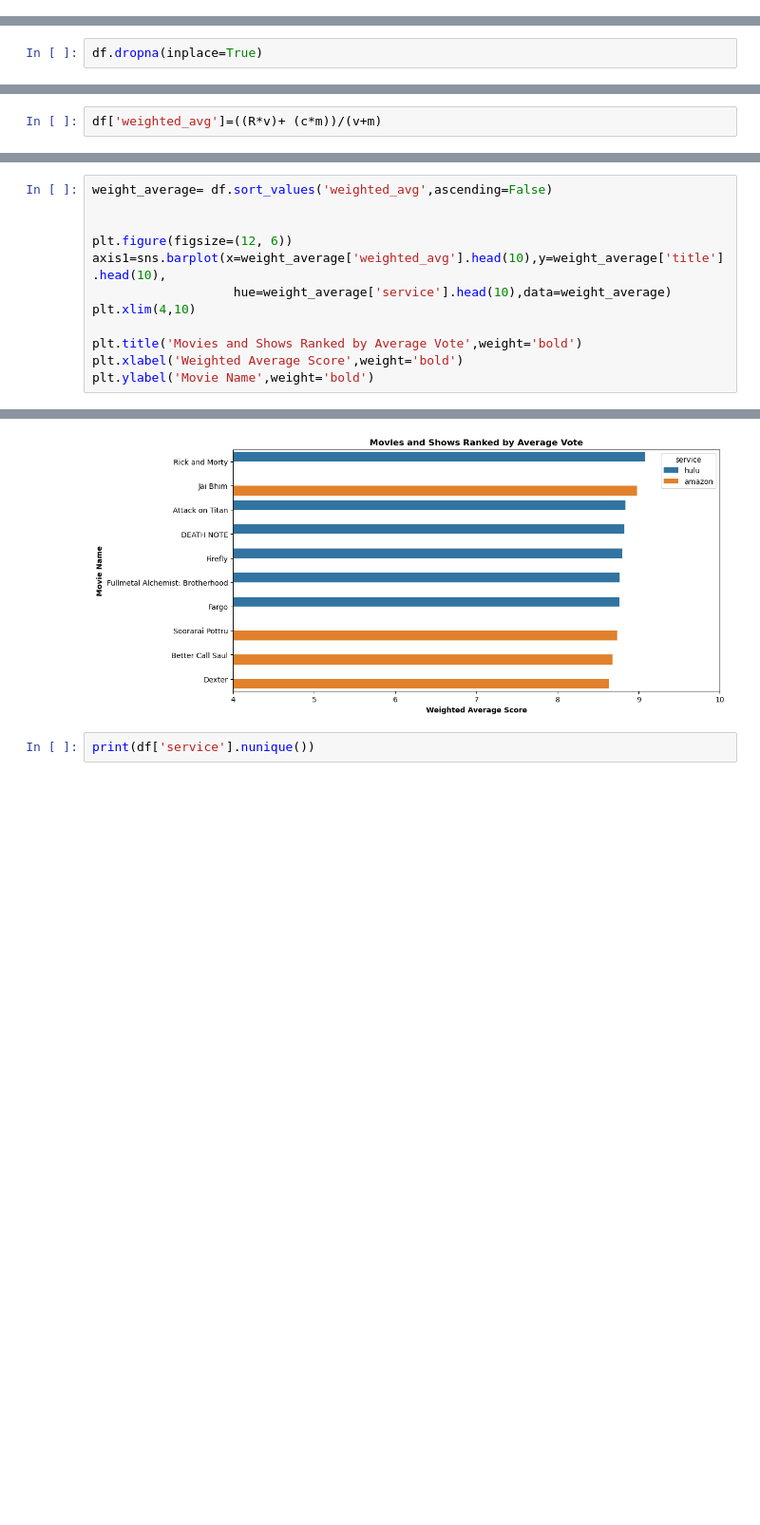
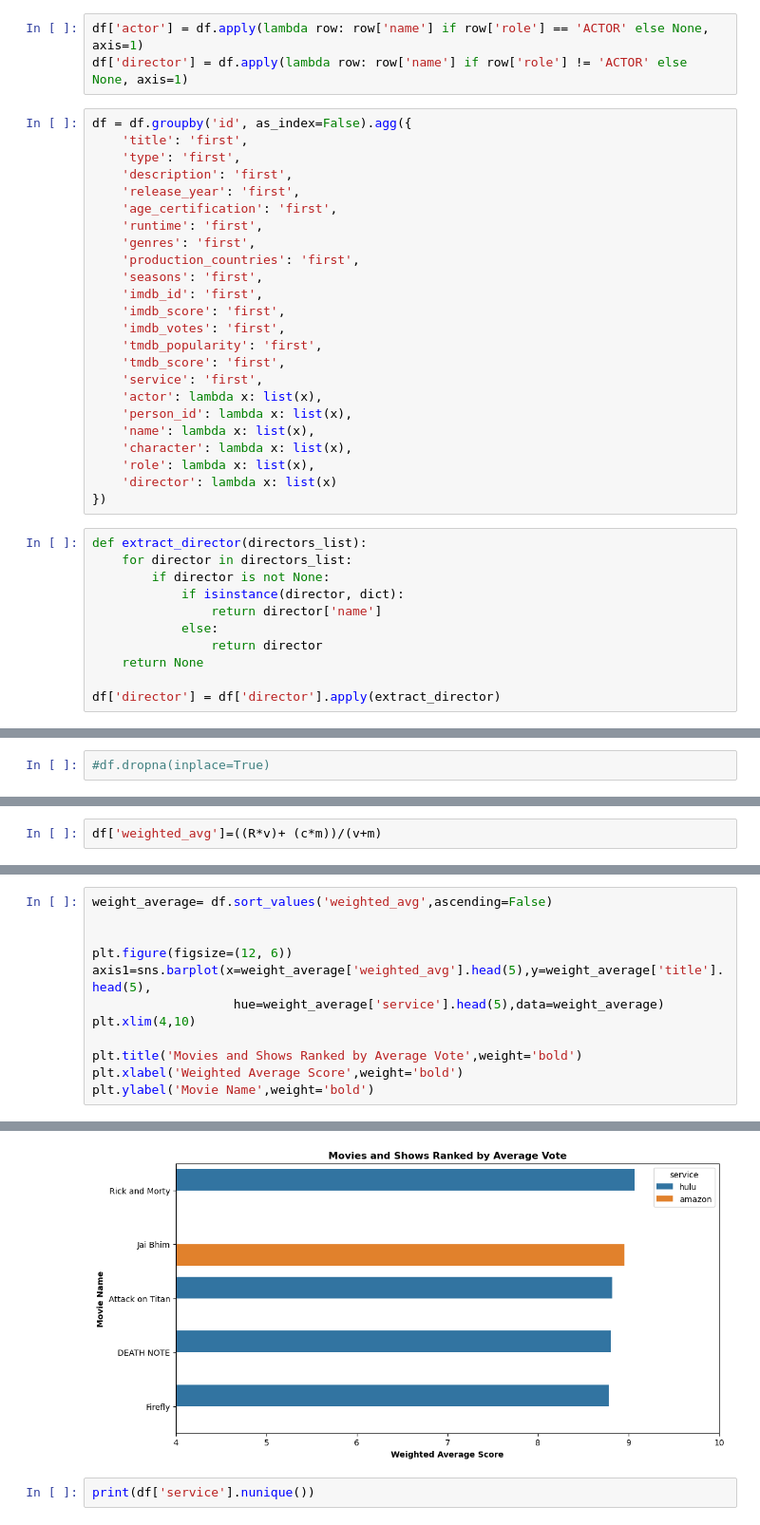
Before and after one commit to aprativ/Capstone-Project, a Jupyter notebook: movies.ipynb, the cells around one changed output, grey strips where cells are left out. Shown at 95% size. Cells and saved outputs as stored; diff of their text form; blank space fills up the shorter version.

```diff
--- a/movies.ipynb
+++ b/movies.ipynb
@@ -62,3 +85,41 @@ df.describe()
+# %%
+df['actor'] = df.apply(lambda row: row['name'] if row['role'] == 'ACTOR' else None, axis=1)
+df['director'] = df.apply(lambda row: row['name'] if row['role'] != 'ACTOR' else None, axis=1)
+# %%
+df = df.groupby('id', as_index=False).agg({
+    'title': 'first',
+    'type': 'first',
+    'description': 'first',
+    'release_year': 'first',
+    'age_certification': 'first',
+    'runtime': 'first',
+    'genres': 'first',
+    'production_countries': 'first',
+    'seasons': 'first',
+    'imdb_id': 'first',
+    'imdb_score': 'first',
+    'imdb_votes': 'first',
+    'tmdb_popularity': 'first',
+    'tmdb_score': 'first',
+    'service': 'first',
+    'actor': lambda x: list(x),
+    'person_id': lambda x: list(x),
+    'name': lambda x: list(x),
+    'character': lambda x: list(x),
+    'role': lambda x: list(x),
+    'director': lambda x: list(x)
+})
+# %%
+def extract_director(directors_list):
+    for director in directors_list:
+        if director is not None:
+            if isinstance(director, dict):
+                return director['name']
+            else:
+                return director
+    return None
+
+df['director'] = df['director'].apply(extract_director)
 # %%
 df.info()
 # %% [output]
@@ -239,3 +304,3 @@ plt.show()
 # %%
-df.dropna(inplace=True)
+#df.dropna(inplace=True)
 # %%
@@ -283,18 +341,18 @@ df.head()
 # %%
 weight_average= df.sort_values('weighted_avg',ascending=False)
 
 
 plt.figure(figsize=(12, 6))
-axis1=sns.barplot(x=weight_average['weighted_avg'].head(10),y=weight_average['title'].head(10),
-                   hue=weight_average['service'].head(10),data=weight_average)
+axis1=sns.barplot(x=weight_average['weighted_avg'].head(5),y=weight_average['title'].head(5),
+                   hue=weight_average['service'].head(5),data=weight_average)
 plt.xlim(4,10)
 
 plt.title('Movies and Shows Ranked by Average Vote',weight='bold')
 plt.xlabel('Weighted Average Score',weight='bold')
 plt.ylabel('Movie Name',weight='bold')
 # %% [output]
 Text(0, 0.5, 'Movie Name')
-[figure, old version]
+[figure, new version]
 # %%
 print(df['service'].nunique())
 # %% [output]
```
Also changed, not shown: parts of 31 cells of this notebook.
